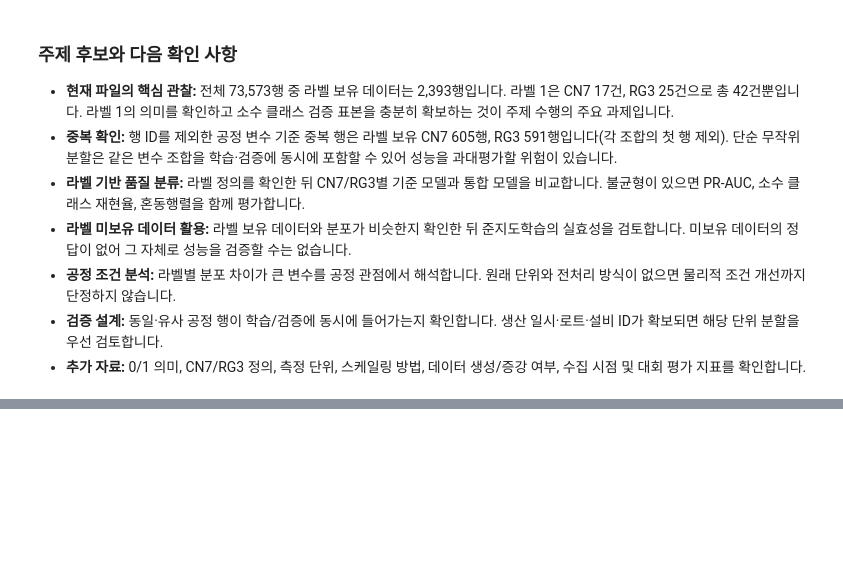
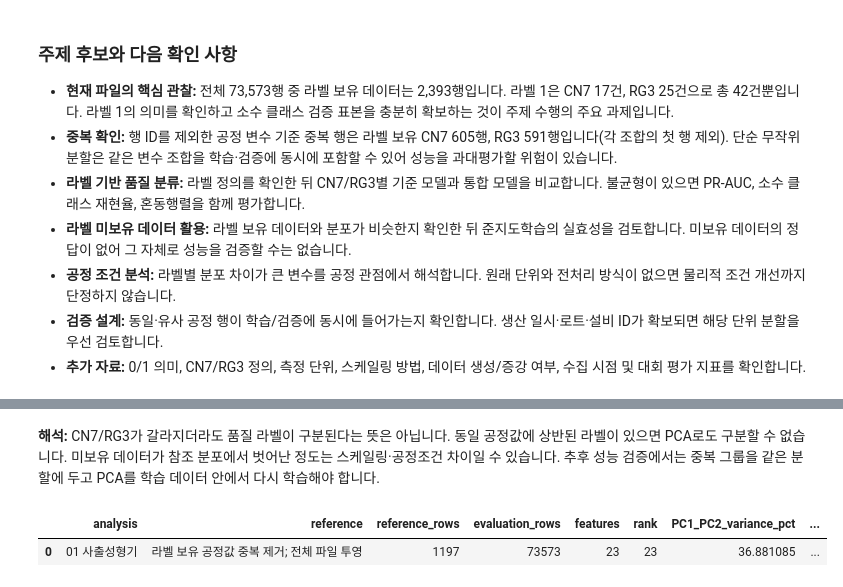
Before and after one commit to rudeore-098/manufacturing-ai-competition, a Jupyter notebook: notebooks/01_topic_01_eda.ipynb, the cells around one changed output, grey strips where cells are left out. Drawn from its saved outputs; the diff is of its cells as text; code cells hidden in the pictures; blank space fills up the shorter version.

```diff
--- a/notebooks/01_topic_01_eda.ipynb
+++ b/notebooks/01_topic_01_eda.ipynb
@@ -312,0 +410,8 @@ unlabeled_rg3: 상수/전부 결측 변수 []
+# %% [markdown]
+**해석:** CN7/RG3가 갈라지더라도 품질 라벨이 구분된다는 뜻은 아닙니다. 동일 공정값에 상반된 라벨이 있으면 PCA로도 구분할 수 없습니다. 미보유 데이터가 참조 분포에서 벗어난 정도는 스케일링·공정조건 차이일 수 있습니다. 추후 성능 검증에서는 중복 그룹을 같은 분할에 두고 PCA를 학습 데이터 안에서 다시 학습해야 합니다.
+# %%
+(PCA_OUTPUT / 'topic01.json').write_text(json.dumps(pca_summaries,ensure_ascii=False,indent=2),encoding='utf-8')
+display(pd.DataFrame(pca_summaries))
+# %% [output]
+|  | analysis | reference | reference_rows | evaluation_rows | features | rank | PC1_PC2_variance_pct | ... |
+| 0 | 01 사출성형기 | 라벨 보유 공정값 중복 제거; 전체 파일 투영 | 1197 | 73573 | 23 | 23 | 36.881085 | ... |
```
Also changed, not shown: parts of 5 cells of this notebook, 16 other files.
